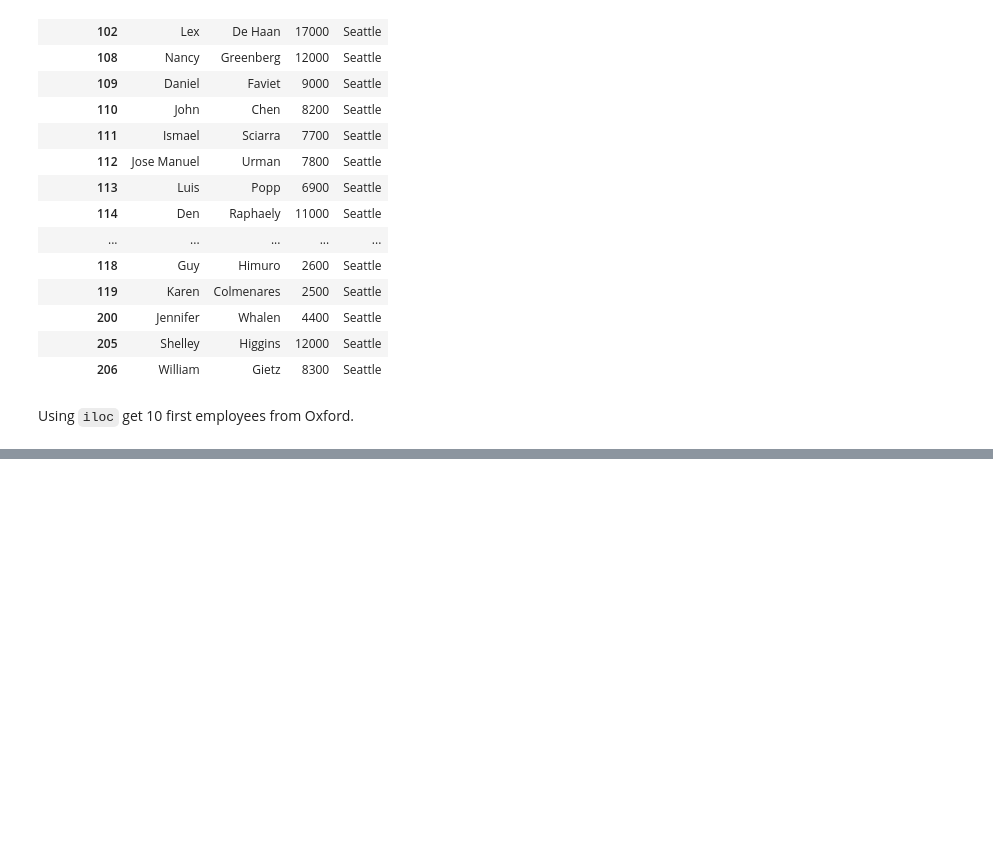
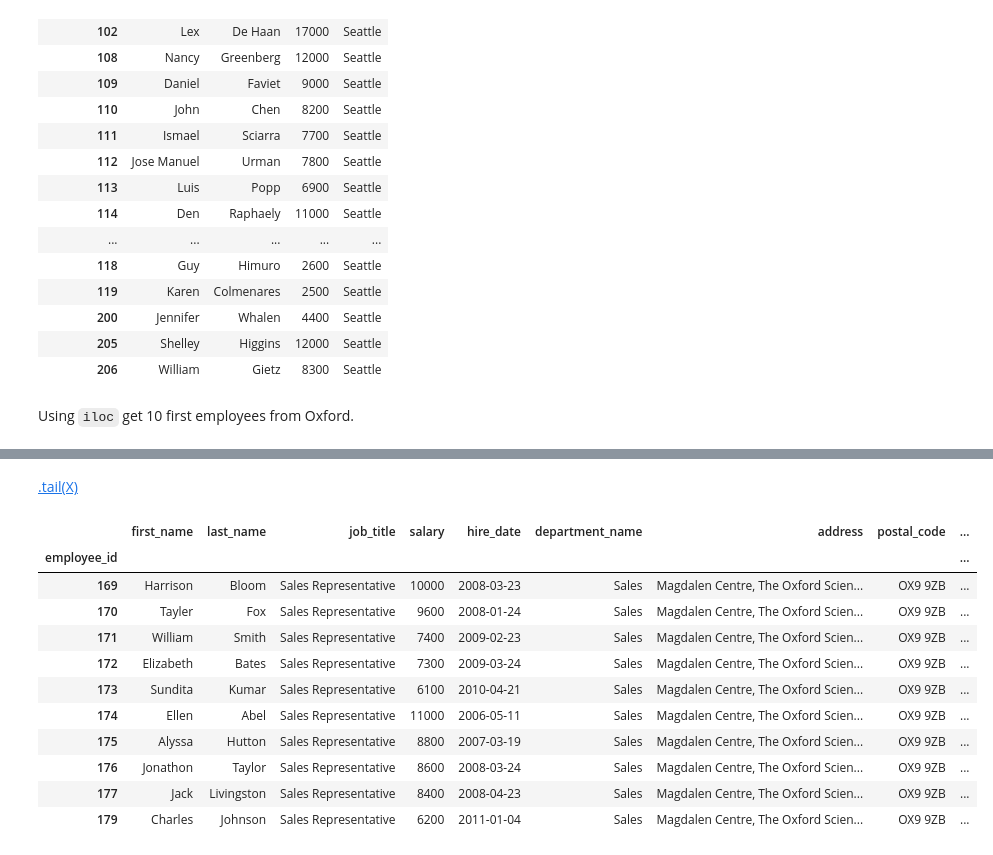
Before and after one commit to piotrgradzinski/dap_20230114, a Jupyter notebook: day_7_pgg/emps_access_filtering.ipynb, the cells around one changed output, grey strips where cells are left out. Saved outputs shown, nothing was run; the diff lists cells and outputs as text; code cells hidden in the pictures; blank space fills up the shorter version.

```diff
--- a/day_7_pgg/emps_access_filtering.ipynb
+++ b/day_7_pgg/emps_access_filtering.ipynb
@@ -587,0 +620,17 @@ Using `iloc` get 10 first employees from Oxford.
+# %% [markdown]
+[.tail(X)](https://pandas.pydata.org/docs/reference/api/pandas.DataFrame.tail.html#)
+# %%
+emps[emps.city == 'Oxford'].tail(10)
+# %% [output]
+|  | first_name | last_name | job_title | salary | hire_date | department_name | address | postal_code | ... |
+| employee_id |  |  |  |  |  |  |  |  | ... |
+| 169 | Harrison | Bloom | Sales Representative | 10000 | 2008-03-23 | Sales | Magdalen Centre, The Oxford Scien... | OX9 9ZB | ... |
+| 170 | Tayler | Fox | Sales Representative | 9600 | 2008-01-24 | Sales | Magdalen Centre, The Oxford Scien... | OX9 9ZB | ... |
+| 171 | William | Smith | Sales Representative | 7400 | 2009-02-23 | Sales | Magdalen Centre, The Oxford Scien... | OX9 9ZB | ... |
+| 172 | Elizabeth | Bates | Sales Representative | 7300 | 2009-03-24 | Sales | Magdalen Centre, The Oxford Scien... | OX9 9ZB | ... |
+| 173 | Sundita | Kumar | Sales Representative | 6100 | 2010-04-21 | Sales | Magdalen Centre, The Oxford Scien... | OX9 9ZB | ... |
+| 174 | Ellen | Abel | Sales Representative | 11000 | 2006-05-11 | Sales | Magdalen Centre, The Oxford Scien... | OX9 9ZB | ... |
+| 175 | Alyssa | Hutton | Sales Representative | 8800 | 2007-03-19 | Sales | Magdalen Centre, The Oxford Scien... | OX9 9ZB | ... |
+| 176 | Jonathon | Taylor | Sales Representative | 8600 | 2008-03-24 | Sales | Magdalen Centre, The Oxford Scien... | OX9 9ZB | ... |
+| 177 | Jack | Livingston | Sales Representative | 8400 | 2008-04-23 | Sales | Magdalen Centre, The Oxford Scien... | OX9 9ZB | ... |
+| 179 | Charles | Johnson | Sales Representative | 6200 | 2011-01-04 | Sales | Magdalen Centre, The Oxford Scien... | OX9 9ZB | ... |
```
Also changed, not shown: parts of 4 cells of this notebook.
